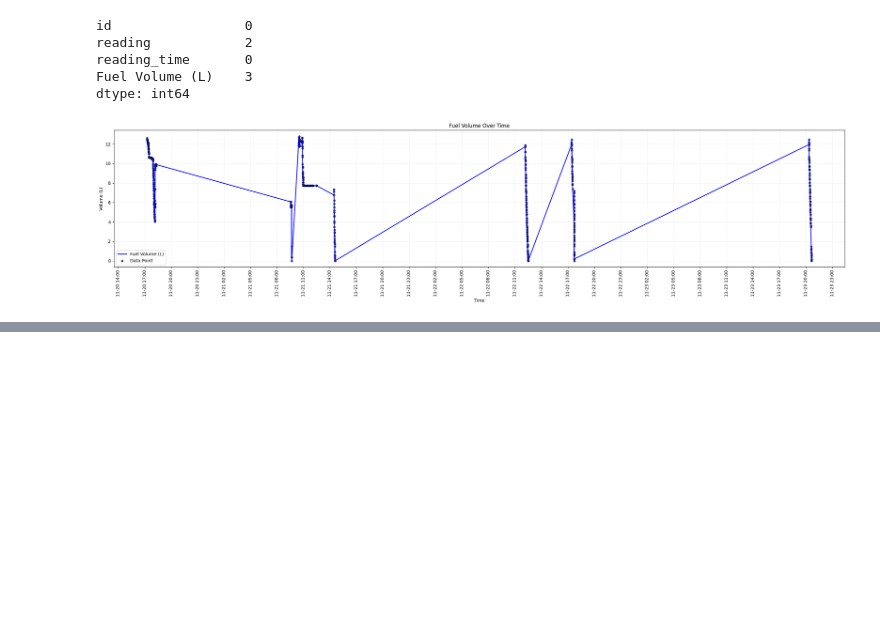
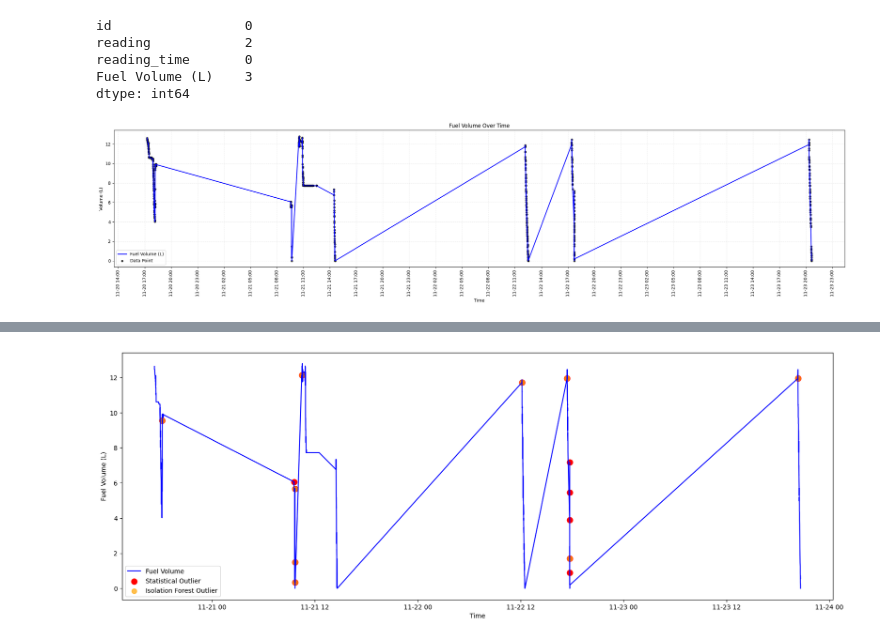
Before and after one commit to SenuraUpesh2002/Research-Project-SLIIT, a Jupyter notebook: model_training/Anomaly_Detection.ipynb, the cells around one changed output, grey strips where cells are left out. Drawn from its saved outputs; the diff is of its cells as text; code cells hidden in the pictures; blank space fills up the shorter version.

```diff
--- a/model_training/Anomaly_Detection.ipynb
+++ b/model_training/Anomaly_Detection.ipynb
@@ -166,0 +226,10 @@ df['volume_diff'] = df['Fuel Volume (L)'].diff()
+# %%
+diff = df[['volume_diff']].dropna()
+# %%
+iso = IsolationForest(contamination=0.01, random_state=42)
+labels = iso.fit_predict(diff)
+# %%
+df.loc[diff.index, 'iso_outlier'] = labels
+# %%
+iso_outliers = df[df['iso_outlier'] == -1]
+print(iso_outliers[['reading_time', 'Fuel Volume (L)', 'volume_diff']])
@@ -166,0 +247,11 @@ df['volume_diff'] = df['Fuel Volume (L)'].diff()
+# %%
+plt.figure(figsize=(20, 7))
+plt.plot(df['reading_time'], df['Fuel Volume (L)'], label='Fuel Volume', color='blue')
+plt.scatter(outliers['reading_time'], outliers['Fuel Volume (L)'], color='red', s=80, label='Statistical Outlier')
+plt.scatter(iso_outliers['reading_time'], iso_outliers['Fuel Volume (L)'], color='orange', s=60, label='Isolation Forest Outlier', alpha=0.7)
+plt.xlabel('Time')
+plt.ylabel('Fuel Volume (L)')
+plt.legend()
+plt.show()
+# %% [output]
+[figure, added]
```
Also changed, not shown: parts of 27 cells of this notebook.
